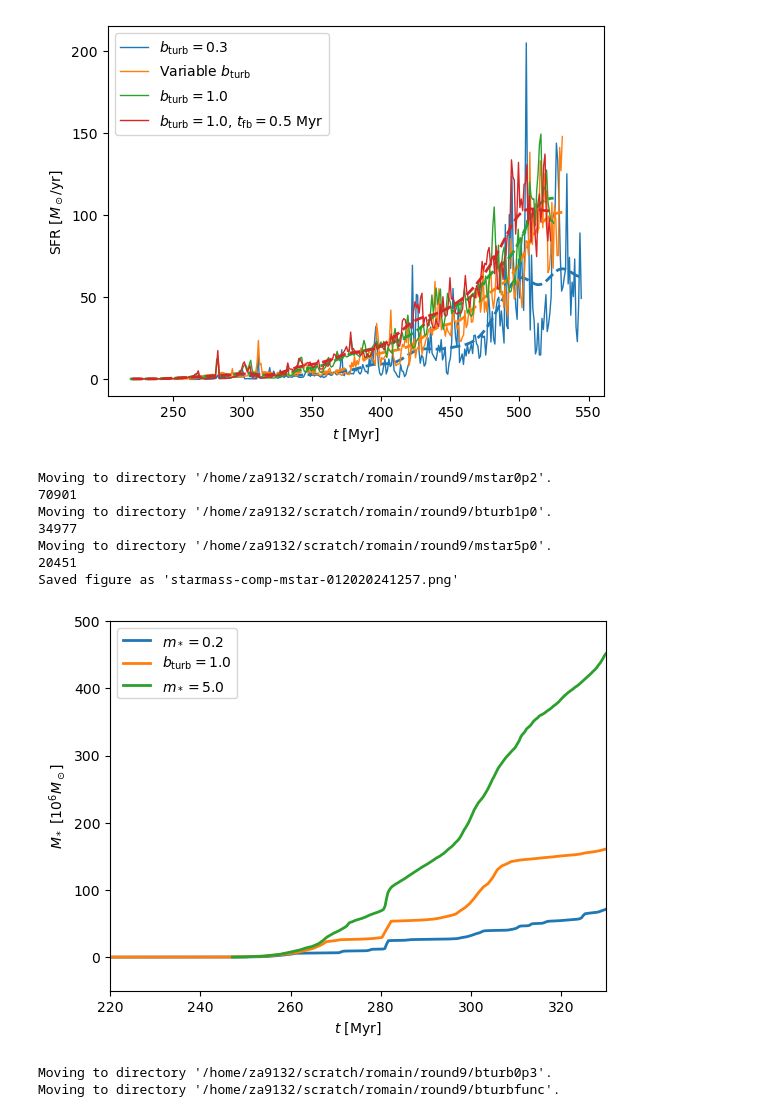
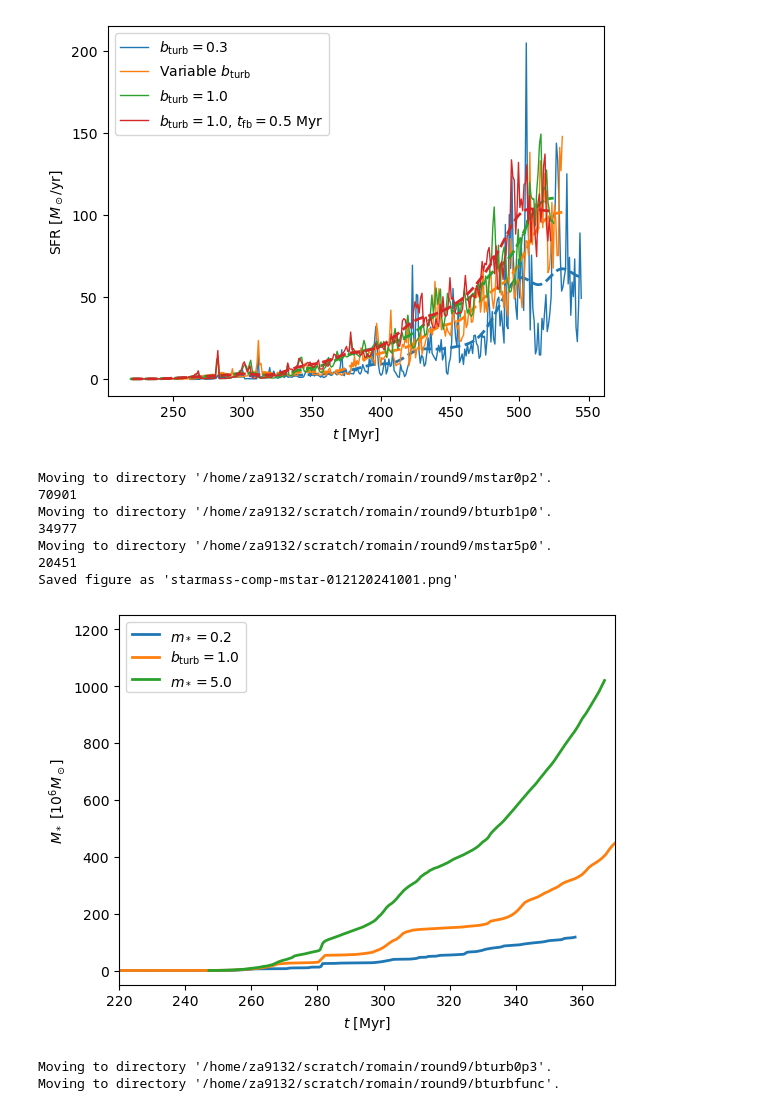
Before and after one commit to zandalman/RAMSES-analysis, a Jupyter notebook: star-formation-history.ipynb, the cells around one changed output. Saved outputs shown, nothing was run; the diff lists cells and outputs as text; code cells hidden in the pictures.

```diff
--- a/star-formation-history.ipynb
+++ b/star-formation-history.ipynb
@@ -294,37 +294,37 @@ for sim_round in list_of_sim_round:
         sim_dir = move_to_sim_dir(sim_round, sim_name)
         sim_latex = sim_name_to_latex[sim_name]
 
         starbirth_cat = SimpleNamespace(**np.load("starbirth.npz"))
 
         counts, bins = np.histogram(starbirth_cat.time, bins=nbins, weights=starbirth_cat.mass)
 
         star_birthtime_1d = bins[:-1] + np.diff(bins)[0]
         star_mass_1d = counts
         star_mass_cum = np.cumsum(star_mass_1d)
 
         filter_sigma_idx = filter_sigma / np.diff(star_birthtime_1d)[0]
         plt.plot(star_birthtime_1d / const.Myr, star_mass_cum / const.M_sol / 1e6, lw=2, alpha=1., label=sim_latex)
 
         print(starbirth_cat.mass[starbirth_cat.time < 330 * const.Myr].size)
 
 plt.ylabel(r"$M_*$ [$10^6 M_\odot$]")
 plt.xlabel(r"$t$ [Myr]")
 # plt.yscale('log')
 plt.legend()
 
-plt.xlim(220, 330)
-plt.ylim(-50, 500)
+plt.xlim(220, 370)
+plt.ylim(-50, 1250)
 
 save_fig("starmass-comp-mstar")
 # %% [output]
 Moving to directory '/home/za9132/scratch/romain/round9/mstar0p2'.
 70901
 Moving to directory '/home/za9132/scratch/romain/round9/bturb1p0'.
 34977
 Moving to directory '/home/za9132/scratch/romain/round9/mstar5p0'.
 20451
-Saved figure as 'starmass-comp-mstar-012020241257.png'
+Saved figure as 'starmass-comp-mstar-012120241001.png'
-[figure, old version]
+[figure, new version]
 # %%
 list_of_sim_round = [9]
 list_of_sim_name = ["bturb0p3", "bturbfunc", "bturb1p0", "fastfeedback"]
```
Also changed, not shown: 4 other files.
